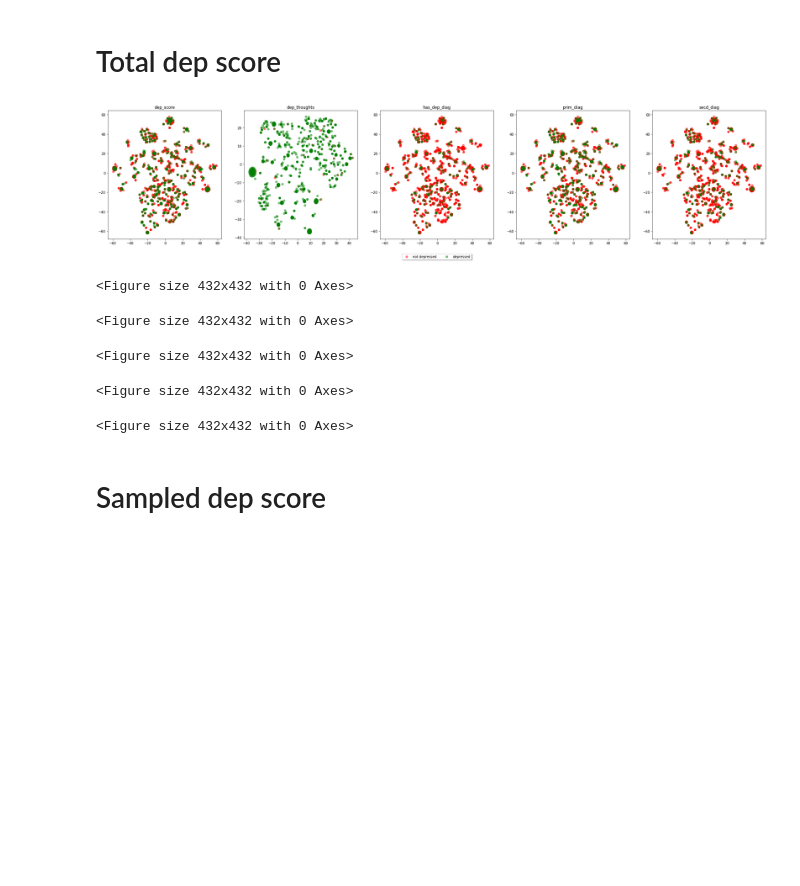
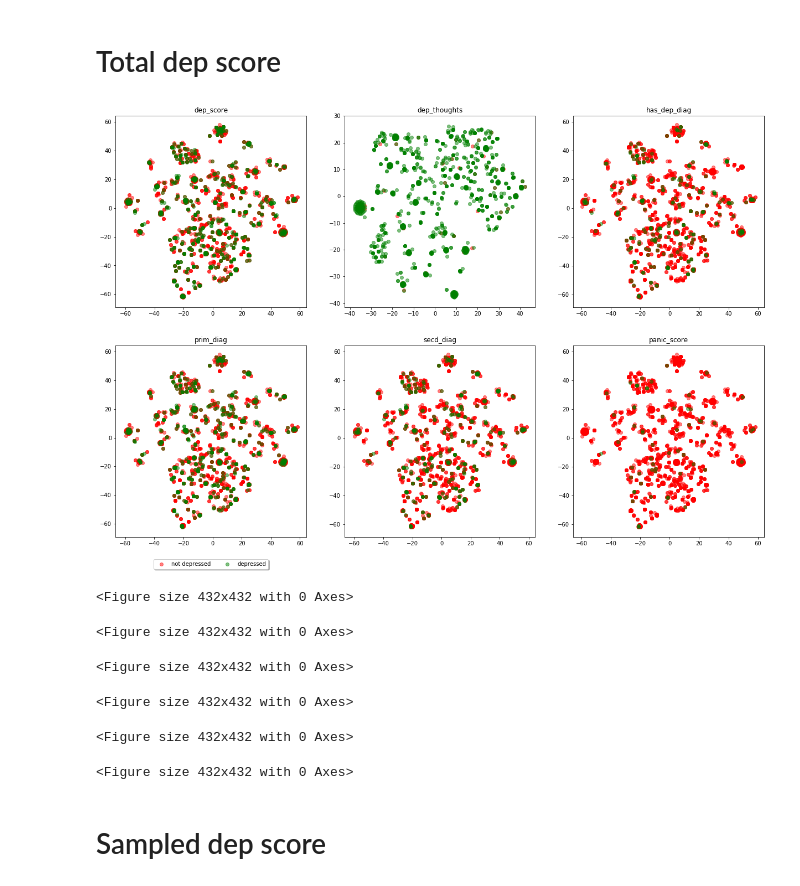
Before and after one commit to tomstark99/COMS30050, a Jupyter notebook: coursework/binary_classification/T-SNE.ipynb, the cells around one changed output. Drawn from its saved outputs; the diff is of its cells as text; code cells hidden in the pictures; blank space fills up the shorter version.

Commit message:
added panic score to tsne, changed to 2x3

```diff
--- a/coursework/binary_classification/T-SNE.ipynb
+++ b/coursework/binary_classification/T-SNE.ipynb
@@ -23,7 +23,7 @@ from sklearn.manifold import TSNE
 # %% [markdown]
 # Total dep score
 # %%
-fig, (ax1, ax2, ax3, ax4, ax5) = plt.subplots(1, 5, figsize=(35, 7))
+fig, ((ax1, ax2, ax3), (ax4, ax5, ax6)) = plt.subplots(2, 3, figsize=(21, 14))
 
 # dep score
 total_dep_score = pd.read_csv('../data/0&1/total_dep_score.csv')
@@ -93,40 +93,60 @@ colors = 'r', 'g'
 for i, c, label in zip(target_ids, colors, ['not depressed', 'depressed']):
     ax4.scatter(X_tsne[target == i, 0], X_tsne[target == i, 1], c=c, label=label, alpha=0.5)
 
 # secd_diag
 total_secd_diag = pd.read_csv('../data/0&1/total_secd_diag.csv')
 
 X = total_secd_diag.copy()
 del X['secd_diag']
 
 target = total_secd_diag['secd_diag']
 
 tsne = TSNE(n_components=2, random_state=1)
 X_tsne = tsne.fit_transform(X)
 target_ids = range(2)
 
 plt.figure(figsize=(6, 6))
 colors = 'r', 'g'
 for i, c, label in zip(target_ids, colors, ['not depressed', 'depressed']):
     ax5.scatter(X_tsne[target == i, 0], X_tsne[target == i, 1], c=c, label=label, alpha=0.5)
-ax5.legend(loc='upper center', bbox_to_anchor=(-1.9, -0.1),
+
+# panic_score
+total_panic_score = pd.read_csv('../data/0&1/total_panic_score.csv')
+
+X = total_panic_score.copy()
+del X['panic_score']
+
+target = total_panic_score['panic_score']
+
+tsne = TSNE(n_components=2, random_state=1)
+X_tsne = tsne.fit_transform(X)
+target_ids = range(2)
+
+plt.figure(figsize=(6, 6))
+colors = 'r', 'g'
+for i, c, label in zip(target_ids, colors, ['not depressed', 'depressed']):
+    ax6.scatter(X_tsne[target == i, 0], X_tsne[target == i, 1], c=c, label=label, alpha=0.5)
+
+ax6.legend(loc='upper center', bbox_to_anchor=(-1.9, -0.1),
           fancybox=True, shadow=True, ncol=2)
 
 
 ax1.set_title('dep_score')
 ax2.set_title('dep_thoughts')
 ax3.set_title('has_dep_diag')
 ax4.set_title('prim_diag')
 ax5.set_title('secd_diag')
+ax6.set_title('panic_score')
 
 plt.show()
 # %% [output]
-[figure, old version]
+[figure, new version]
 <Figure size 432x432 with 0 Axes>
 <Figure size 432x432 with 0 Axes>
 <Figure size 432x432 with 0 Axes>
 <Figure size 432x432 with 0 Axes>
 <Figure size 432x432 with 0 Axes>
+<Figure size 432x432 with 0 Axes>
 # %% [markdown]
 # Sampled dep score
 # %%
```
Also changed, not shown: parts of 1 cell of this notebook, 1 other file.
